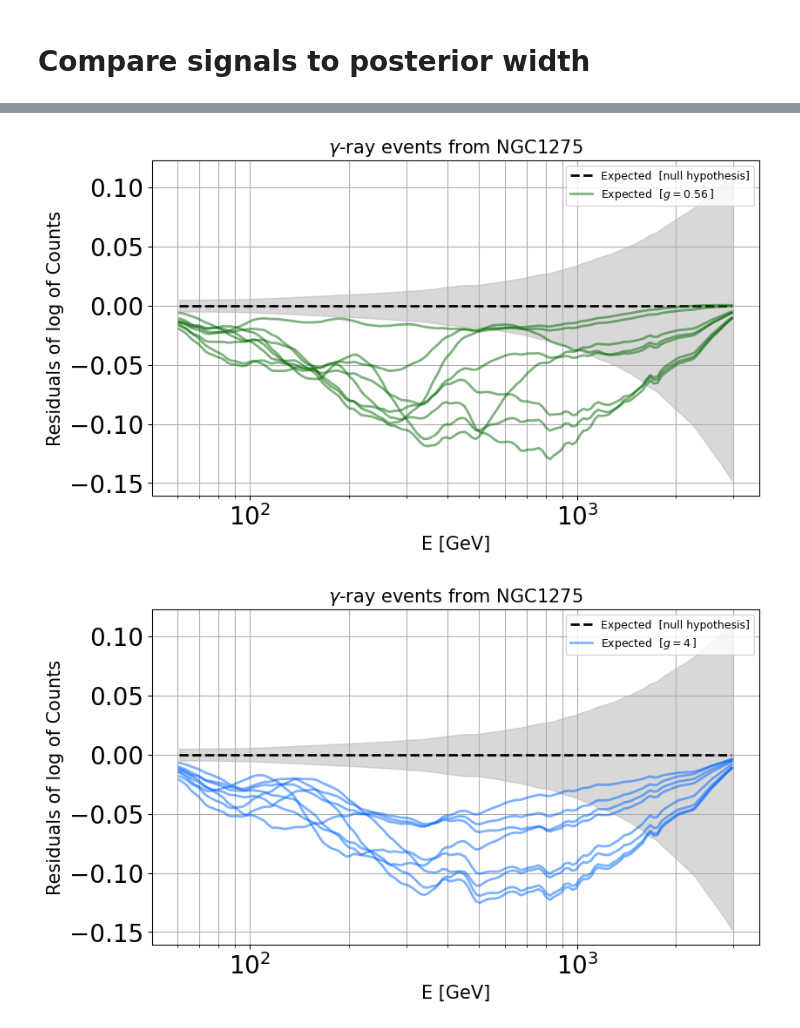
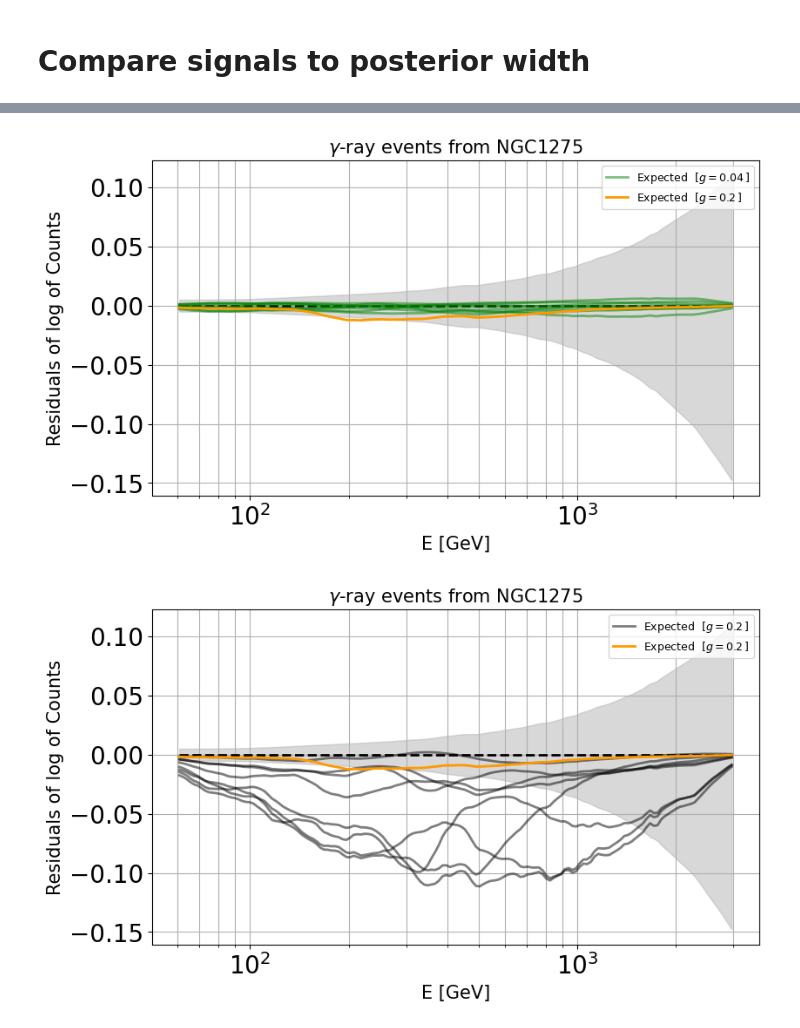
Before and after one commit to GertKl/ALPs_with_SWYFT, a Jupyter notebook: notebooks/stability_checks/all/model_comparisons.ipynb, the cells around one changed output, grey strips where cells are left out. Saved outputs shown, nothing was run; the diff lists cells and outputs as text; code cells hidden in the pictures.

```diff
--- a/notebooks/stability_checks/all/model_comparisons.ipynb
+++ b/notebooks/stability_checks/all/model_comparisons.ipynb
@@ -39,3 +77,5 @@ for key in sim_objects.keys():
+# %%
+for i in range() len(samples[-np.inf]['data'])
 # %% [markdown]
 # Visualize observations
 # %%
@@ -130,0 +204,18 @@ for j,width in enumerate(widths[1:2]):
+# %%
+which_truth = 3
+n = 8
+A.configure_plot(xmin = None, xmax = None, ymin=None, ymax=None, logx=1, legend = 1)
+for j,width in enumerate(widths[which_truth:which_truth+1]):
+    for i, g in enumerate(width):
+        if g:
+            A.compute_case(new_fig=1,null=1,plot_obs=0,color="k",linestyle="--", label_exp=0)
+            for k in range(n):
+                A.configure_model(params=samples[g]['params'][k])
+                A.import_counts(obs=samples[g]['data'][k],exp=samples[g]['exp'][k])
+                A.compute_case(new_fig=0,new_counts=0,plot_obs=0,color=colors_widths[i],
+                               label_exp=int(not k), errorbands=False, transparency = transparency)
+        obs = observations[which_truth]
+        A.import_counts(obs=obs['data'],exp=obs['exp'])
+        A.configure_model(params=obs['params'])
+        A.compute_case(new_fig=0,new_counts=0,color=colors[which_truth],linestyle="-",label_exp=1,
+                       errorbands=0, errors=0, plot_obs=0)
@@ -131,23 +233,19 @@ for j,width in enumerate(widths[1:2]):
 # %%
+which_truth = 4
 n = 8
 A.configure_plot(xmin = None, xmax = None, ymin=None, ymax=None, logx=1, legend = 1)
-for j,width in enumerate(widths[2:3]):
-    # A.compute_case(new_fig=1,null=1,plot_obs=0,color="k",linestyle="--", label_exp=0)
-    # for i, g in enumerate(width):
-    #     if g:
-    #         for k in range(n):
-    #             params = sim.sample_prior()
-    #             params[0] = g
-    #             A.configure_model(params=params)
-    #             A.compute_case(new_fig=0,plot_obs=0,color=colors_widths[i],label_exp=int(not k), errorbands=False, transparency = i/(4))
-
-
+for j,width in enumerate(widths[which_truth:which_truth+1]):
     for i, g in enumerate(width):
         if g:
-            A.compute_case(new_fig=1,null=1,plot_obs=0,color="k",linestyle="--", label_exp=1)
+            A.compute_case(new_fig=1,null=1,plot_obs=0,color="k",linestyle="--", label_exp=0)
             for k in range(n):
-                params = sim.sample_prior()
-                params[0] = g
-                A.configure_model(params=params)
-                A.compute_case(new_fig=0,plot_obs=0,color=colors_widths[i],label_exp=int(not k), errorbands=False, transparency = 0.5)
+                A.configure_model(params=samples[g]['params'][k])
+                A.import_counts(obs=samples[g]['data'][k],exp=samples[g]['exp'][k])
+                A.compute_case(new_fig=0,new_counts=0,plot_obs=0,color=colors_widths[i],
+                               label_exp=int(not k), errorbands=False, transparency = transparency)
+        obs = observations[which_truth]
+        A.import_counts(obs=obs['data'],exp=obs['exp'])
+        A.configure_model(params=obs['params'])
+        A.compute_case(new_fig=0,new_counts=0,color=colors[which_truth],linestyle="-",label_exp=1,
+                       errorbands=0, errors=0, plot_obs=0)
 # %% [output]
@@ -156,2 +260,2 @@ for j,width in enumerate(widths[2:3]):
-[figure, old version]
+[figure, new version]
-[figure, old version]
+[figure, new version]
```
Also changed, not shown: parts of 14 cells of this notebook, 8 other files.
